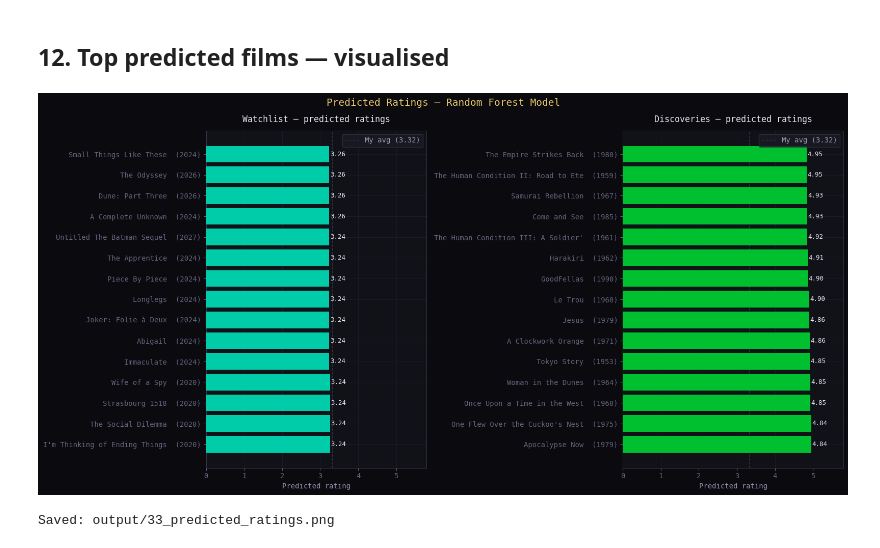
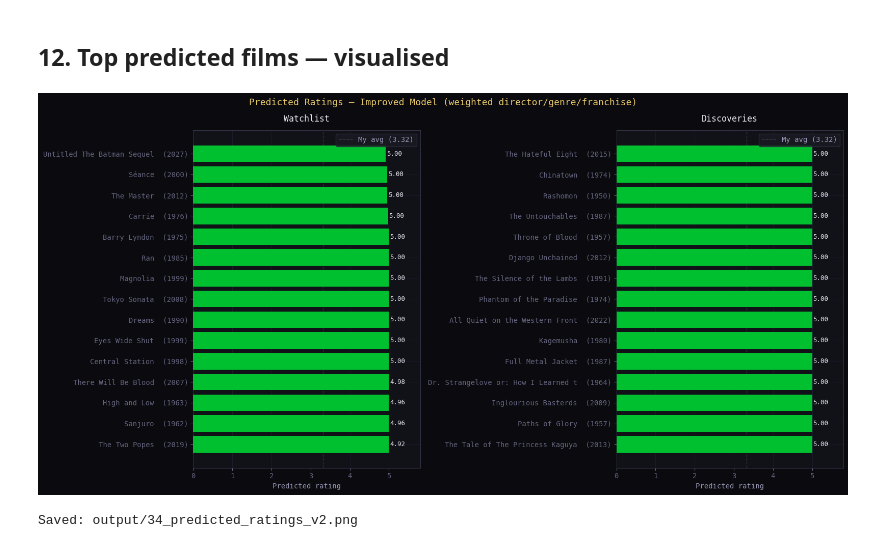
Before and after one commit to diogoccc45/cinemaverse, a Jupyter notebook: scripts/09_rating_prediction.ipynb, the cells around one changed output. Cells and saved outputs as stored; diff of their text form; code cells hidden in the pictures.

```diff
--- a/scripts/09_rating_prediction.ipynb
+++ b/scripts/09_rating_prediction.ipynb
@@ -159,7 +366,7 @@ the model would just memorise them — we'd get 100% accuracy but
 it would be useless for new films.
 # %%
 X_train, X_test, y_train, y_test = train_test_split(
-    X, y, test_size=0.2, random_state=42
+    X_v2, y, test_size=0.2, random_state=42
 )
 
 # Also keep track of which films are in the test set
@@ -253,7 +460,7 @@ split the data into 5 parts, train on 4 and test on 1, repeat 5 times.
 
 This gives a more reliable estimate of model performance.
 # %%
-cv_scores = cross_val_score(rf, X, y, cv=5, scoring='neg_mean_absolute_error', n_jobs=-1)
+cv_scores = cross_val_score(rf, X_v2, y, cv=5, scoring='neg_mean_absolute_error', n_jobs=-1)
 cv_mae = -cv_scores
 
 print("5-fold cross-validation MAE:")
@@ -482,38 +691,39 @@ Predictions saved!
 # %%
 fig, (ax1, ax2) = plt.subplots(1, 2, figsize=(16, 8))
 fig.patch.set_facecolor('#0a0a0f')
-fig.suptitle('Predicted Ratings — Random Forest Model', color=GOLD, fontsize=14)
+fig.suptitle('Predicted Ratings — Improved Model (weighted director/genre/franchise)',
+             color=GOLD, fontsize=13)
 
 for ax, pool_df, title in [
-    (ax1, wl_preds,   'Watchlist — predicted ratings'),
-    (ax2, disc_preds, 'Discoveries — predicted ratings'),
+    (ax1, wl_preds_v2,   'Watchlist'),
+    (ax2, disc_preds_v2, 'Discoveries'),
 ]:
     top = pool_df.nlargest(15, 'predicted_rating')
     colors = [GREEN if r >= 4.5 else GOLD if r >= 4.0 else TEAL
               for r in top['predicted_rating']]
 
     bars = ax.barh(
         [f"{row['Name'][:35]}  ({int(row['Year'])})" for _, row in top.iterrows()],
         top['predicted_rating'],
         color=colors[::-1], zorder=3
     )
     for bar, val in zip(bars, top['predicted_rating'].values[::-1]):
         ax.text(bar.get_width() + 0.02, bar.get_y() + bar.get_height()/2,
                 f'{val:.2f}', va='center', fontsize=9, color='#e8e8f0')
 
     ax.set_xlabel('Predicted rating')
     ax.set_title(title)
     ax.set_xlim(0, 5.8)
     ax.set_facecolor('#111118')
     ax.axvline(x=df['Rating'].mean(), color='#444455', linestyle='--',
                linewidth=1, alpha=0.7, label=f'My avg ({df["Rating"].mean():.2f})')
     ax.legend(facecolor='#1a1a24', edgecolor='#333344', labelcolor='#9999b8')
 
 plt.tight_layout()
-plt.savefig(os.path.join(OUT_DIR, '33_predicted_ratings.png'),
+plt.savefig(os.path.join(OUT_DIR, '34_predicted_ratings_v2.png'),
             dpi=150, bbox_inches='tight', facecolor='#0a0a0f')
 plt.show()
-print("Saved: output/33_predicted_ratings.png")
+print("Saved: output/34_predicted_ratings_v2.png")
 # %% [output]
-[figure, old version]
+[figure, new version]
-Saved: output/33_predicted_ratings.png
+Saved: output/34_predicted_ratings_v2.png
```
Also changed, not shown: parts of 16 cells of this notebook, 21 other files.
